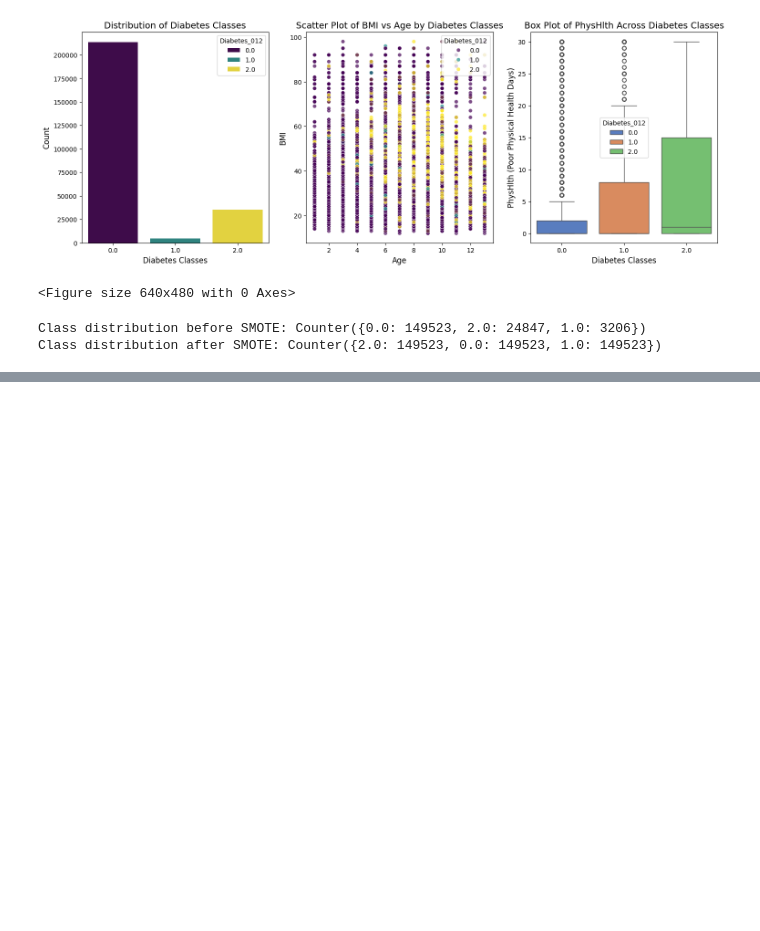
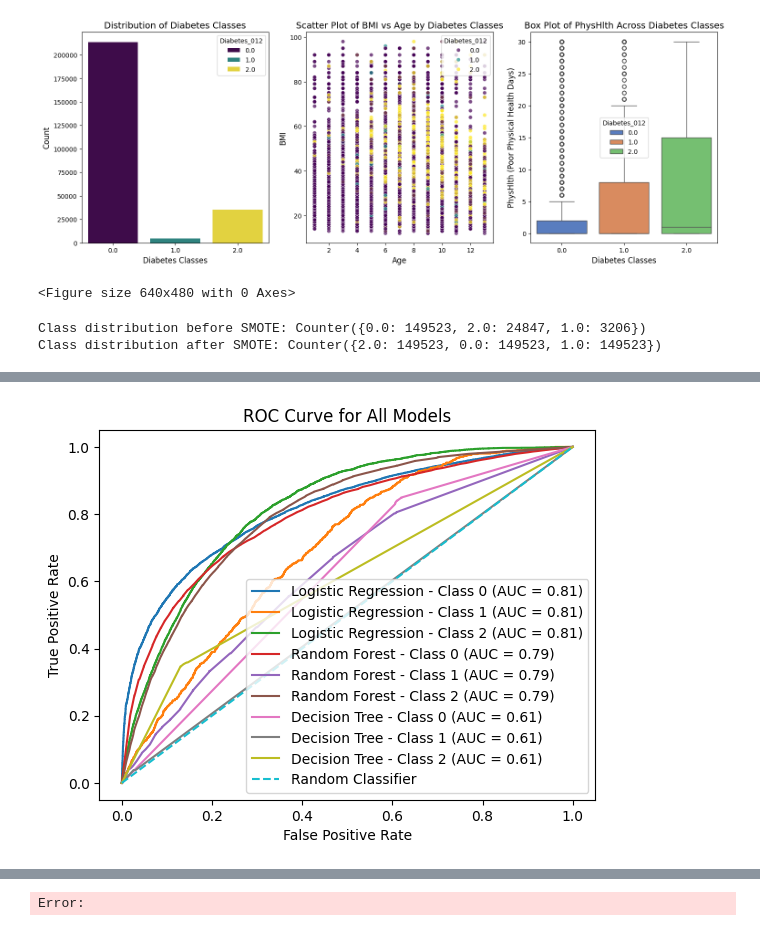
Before and after one commit to Anndischeh/Introduction-to-AI-Coursework, a Jupyter notebook: Untitled.ipynb, the cells around one changed output, grey strips where cells are left out. Saved outputs shown, nothing was run; the diff lists cells and outputs as text; code cells hidden in the pictures; blank space fills up the shorter version.

Commit message:
Chosen three AI techniques (Logistic Regression, Random Forest, Decision Tree) to compute metrics for each class and evaluate model performance.

```diff
--- a/Untitled.ipynb
+++ b/Untitled.ipynb
@@ -161,3 +161,81 @@ print("Class distribution after SMOTE:", Counter(y_train_balanced))
 # %% [output]
 Class distribution before SMOTE: Counter({0.0: 149523, 2.0: 24847, 1.0: 3206})
 Class distribution after SMOTE: Counter({2.0: 149523, 0.0: 149523, 1.0: 149523})
+# %%
+from sklearn.metrics import accuracy_score, precision_score, recall_score, f1_score, roc_auc_score, roc_curve
+from sklearn.tree import DecisionTreeClassifier
+from sklearn.ensemble import RandomForestClassifier
+from sklearn.linear_model import LogisticRegression
+import matplotlib.pyplot as plt
+from sklearn.metrics import classification_report
+import numpy as np
+
+# Defined the models sused
+models = {
+    "Logistic Regression": LogisticRegression(random_state=42),
+    "Random Forest": RandomForestClassifier(random_state=42),
+    "Decision Tree": DecisionTreeClassifier(random_state=42)
+}
+
+# Created a dictionary to store evaluation metrics for each model
+evaluation_metrics = {}
+
+# Loop through each model to train and evaluate it
+for model_name, model in models.items():
+    print(f"Training {model_name}...")
+
+    # Train the model using the balanced training set
+    model.fit(X_train_balanced, y_train_balanced)
+
+    # Make predictions on the test set
+    y_pred = model.predict(X_test)
+
+    # Calculate different evaluation metrics
+    accuracy = accuracy_score(y_test, y_pred)
+    precision = precision_score(y_test, y_pred, average='weighted')
+    recall = recall_score(y_test, y_pred, average='weighted')
+    f1 = f1_score(y_test, y_pred, average='weighted')
+
+    # Check if the model supports probability predictions for calculating ROC-AUC; otherwise, set ROC-AUC to None.
+    if hasattr(model, 'predict_proba'):
+        y_prob = model.predict_proba(X_test)
+        roc_auc = roc_auc_score(y_test, y_prob, multi_class='ovr', average='weighted')  # Compute ROC AUC for multi-class
+    else:
+        roc_auc = None
+
+    # Store the evaluation metrics in the dictionary
+    evaluation_metrics[model_name] = {
+        "Accuracy": accuracy,
+        "Precision": precision,
+        "Recall": recall,
+        "F1 Score": f1,
+        "ROC AUC": roc_auc
+    }
+
+    # Print the classification report for detailed analysis
+    print(f"\nClassification Report for {model_name}:")
+    print(classification_report(y_test, y_pred))
+
+# Plot the ROC curve for models that support probability predictions.
+    if roc_auc is not None:
+        # Plot ROC curve for each class
+        n_classes = len(np.unique(y_test))  # Number of unique classes
+        for i in range(n_classes):
+            fpr, tpr, _ = roc_curve(y_test == i, y_prob[:, i])
+            plt.plot(fpr, tpr, label=f'{model_name} - Class {i} (AUC = {roc_auc:.2f})')
+
+# Plot the ROC curve for all models
+plt.plot([0, 1], [0, 1], linestyle='--', label='Random Classifier')
+plt.xlabel('False Positive Rate')
+plt.ylabel('True Positive Rate')
+plt.title('ROC Curve for All Models')
+plt.legend(loc='best')
+plt.show()
+
+# Display the evaluation metrics for all models
+print("\nEvaluation Metrics:")
+for model_name, metrics in evaluation_metrics.items():
+    print(f"\n{model_name}:")
+    for metric, value in metrics.items():
+        print(f"{metric}: {value:.4f}")  # Print each metric with 4 decimal places
+# %% [output]
@@ -163,0 +259 @@ Class distribution after SMOTE: Counter({2.0: 149523, 0.0: 149523, 1.0: 149523})
+[figure, added]
@@ -163,0 +277 @@ Class distribution after SMOTE: Counter({2.0: 149523, 0.0: 149523, 1.0: 149523})
+Error:
```
Also changed, not shown: parts of 1 cell of this notebook.
